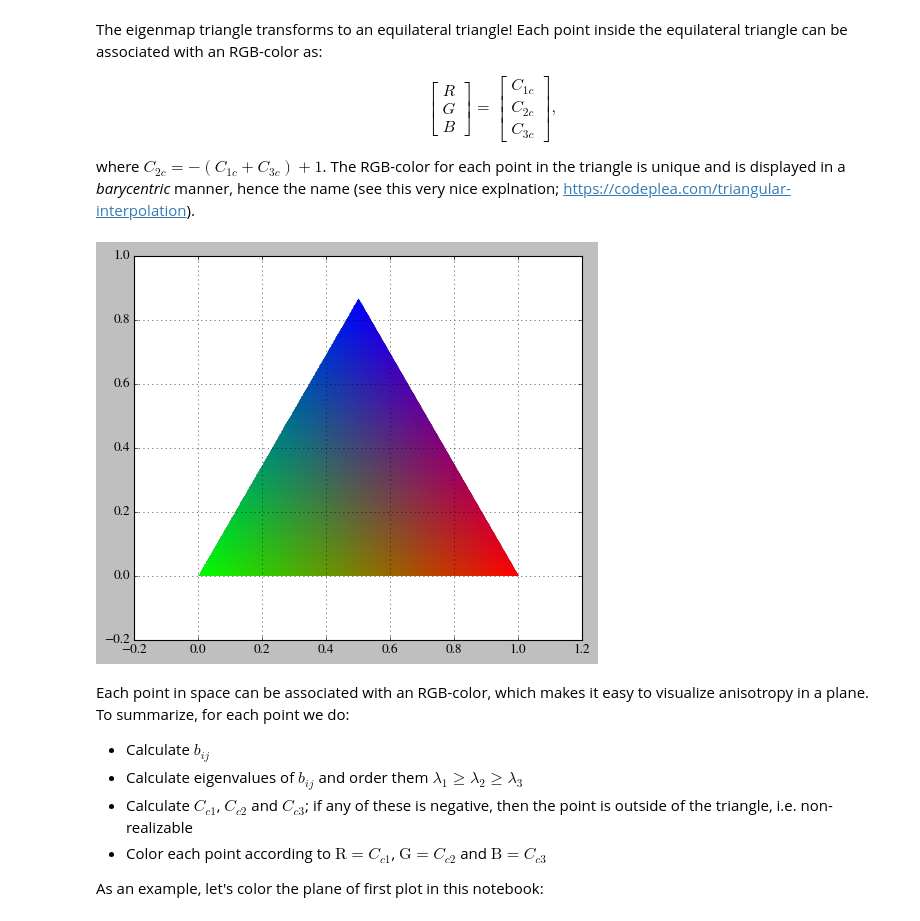
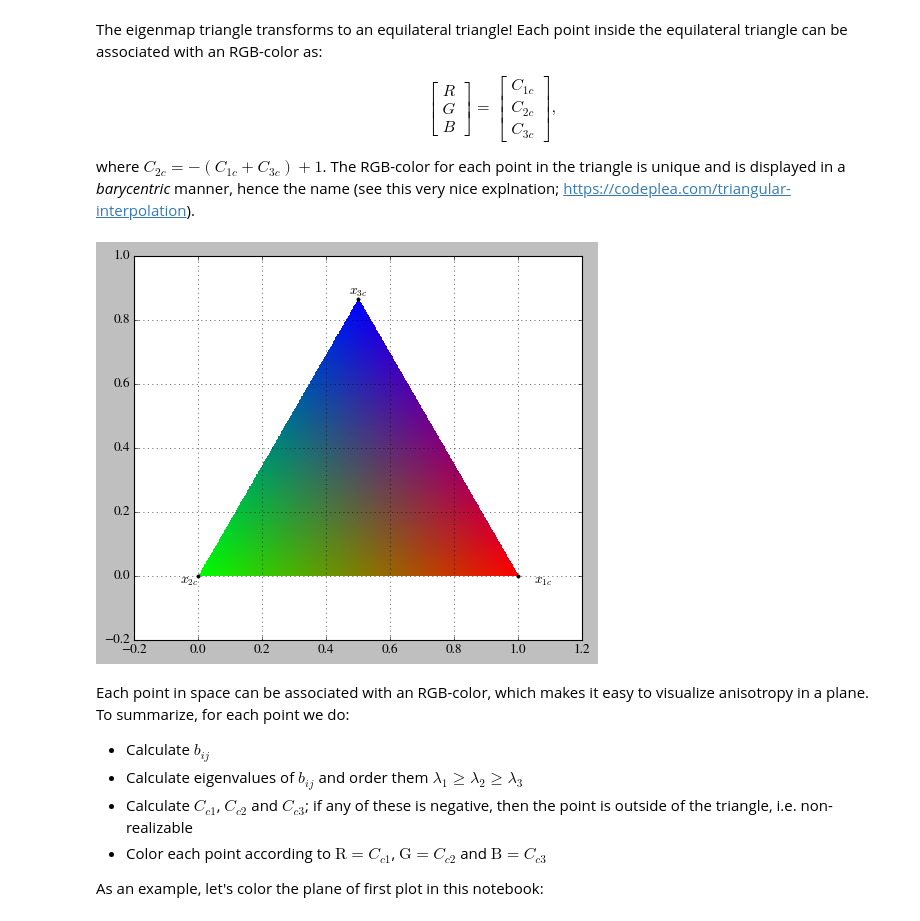
Before and after one commit to mchba/notebooks, a Jupyter notebook: invariants/invariants.ipynb, the cells around one changed output. Drawn from its saved outputs; the diff is of its cells as text; code cells hidden in the pictures.

```diff
--- a/invariants/invariants.ipynb
+++ b/invariants/invariants.ipynb
@@ -151,23 +130,6 @@ where the 3D rotation matrix, $R$, is (https://en.wikipedia.org/wiki/Rotation_ma
 An easy interpretation of $Q$ in both 2D and 3D is that column 1 is the "x-axis" of the old system expressed in the new-system coordinates (i.e. can easily be understood, when one tries to transform the vector [1; 0] or [1; 0; 0], respectively).
 # %%
 ## EXAMPLE OF TENSOR TRANSFORMATION IN 2D
-import numpy as np
-import matplotlib.pyplot as plt
-import matplotlib as mpl
-from matplotlib.pyplot import cm
-
-# PLOT STYLE ##################################
-mpl.style.use('classic')
-plt.rcParams['font.family'] = 'STIXGeneral'
-plt.rcParams["legend.scatterpoints"] = 1
-plt.rcParams["legend.numpoints"] = 1
-plt.rcParams['grid.linestyle'] = ':'
-mpl.rcParams['lines.linewidth'] = 2
-plt.rcParams['axes.grid']=True
-yd = dict(rotation=0, ha='right')
-plt.close('all')
-
-
 uiuj = np.array([[2, 1], [1, 1]])
 print('Original Reynolds tensor:')
 print(uiuj)
@@ -618,57 +582,51 @@ $$ \begin{bmatrix} R \\ G \\ B \end{bmatrix} = \begin{bmatrix} C_{1c} \\ C_{2c}
 
 where $C_{2c} = -(C_{1c} + C_{3c}) + 1$. The RGB-color for each point in the triangle is unique and is displayed in a *barycentric* manner, hence the name (see this very nice explnation; https://codeplea.com/triangular-interpolation).
 # %%
-# Color the barycentric map using RGB triplet
-Nx = 500
-Ny = Nx
-xlin = np.linspace(0,1,Nx)
-ylin = np.linspace(0,np.sqrt(3)/2,Ny)
-X, Y = np.meshgrid(xlin,ylin)
-
-xB_im = X.flatten()
-yB_im = Y.flatten()
-C3_im = 2/np.sqrt(3)*yB_im
-C1_im = xB_im - 0.5*C3_im
-C2_im = -(C1_im + C3_im) + 1
-N = len(xB_im)
-rgb_im = np.zeros((N, 4)) # Default color is (0,0,0)=black, but last parameter is "opacity=0"=transparent
-
-for i in range(N):
-    if(C1_im[i] < 0 or C2_im[i] < 0 or C3_im[i] < 0):
-        # Point is outside triangle, so leave color as white
-        continue
-    # Point is inside triangle, use RGB color
-    rgb_im[i] = np.array([C1_im[i], C2_im[i], C3_im[i], 1])
-
-
-# Mask outside points away from xB, yB and rgb arrays
+from mchba.flowdata import create_barytriangle
 
 
 
 fig = plt.figure()
 
 # Method 1: scatter
 # Disadvantage: Markersize need to be adjusted manually
 # Advantage 1: Simple to implement
 # Advantage 2: Can be used for unstructured data
 if False:
+    # Color the barycentric map using RGB triplet
+    Nx = 500
+    Ny = Nx
+    xlin = np.linspace(0,1,Nx)
+    ylin = np.linspace(0,np.sqrt(3)/2,Ny)
+    X, Y = np.meshgrid(xlin,ylin)
+
+    xB_im = X.flatten()
+    yB_im = Y.flatten()
+    C3_im = 2/np.sqrt(3)*yB_im
+    C1_im = xB_im - 0.5*C3_im
+    C2_im = -(C1_im + C3_im) + 1
+    N = len(xB_im)
+    rgb_im = np.zeros((N, 4)) # Default color is (0,0,0)=black, but last parameter is "opacity=0"=transparent
+
+    for i in range(N):
+        if(C1_im[i] < 0 or C2_im[i] < 0 or C3_im[i] < 0):
+            # Point is outside triangle, so leave color as white
+            continue
+        # Point is inside triangle, use RGB color
+        rgb_im[i] = np.array([C1_im[i], C2_im[i], C3_im[i], 1])
     plt.scatter(xB_im,yB_im, color=rgb_im, marker='^', s=5)
+
 
 # Method 2: imshow
 #https://stackoverflow.com/questions/44260491/matplotlib-how-to-make-imshow-read-x-y-coordinates-from-other-numpy-arrays
 # Disadvantage 1: More code and not so logically
 # Disadvantage 2: Can only be used for structured data with constant dx and dy
 # Advantage 1: No need to adjust markersize
 if True:
-    rgb_im2 = np.reshape(rgb_im, (Nx,Ny,4))
-    dx = (xlin[1]-xlin[0])/2.
-    dy = (ylin[1]-ylin[0])/2.
-    extent = [xlin[0]-dx, xlin[-1]+dx, ylin[0]-dy, ylin[-1]+dy] # Show coordinates instead of pixel-number
-    plt.imshow(rgb_im2, origin='lower', extent=extent)  # "origin=lower" = origo in lower left corner
-    plt.xlim(left=-0.2, right=1.2)
-    plt.ylim(bottom=-0.2, top=1.0)
+    # IMPORT METHOD FROM FLOWDATA LIBRARY
+    create_barytriangle(plt.gca(), modmap='s')
 # %% [output]
-[figure, old version]
+[figure, new version]
 # %% [markdown]
 Each point in space can be associated with an RGB-color, which makes it easy to visualize anisotropy in a plane. To summarize, for each point we do:
 
```
Also changed, not shown: parts of 4 cells of this notebook, 3 other files.
